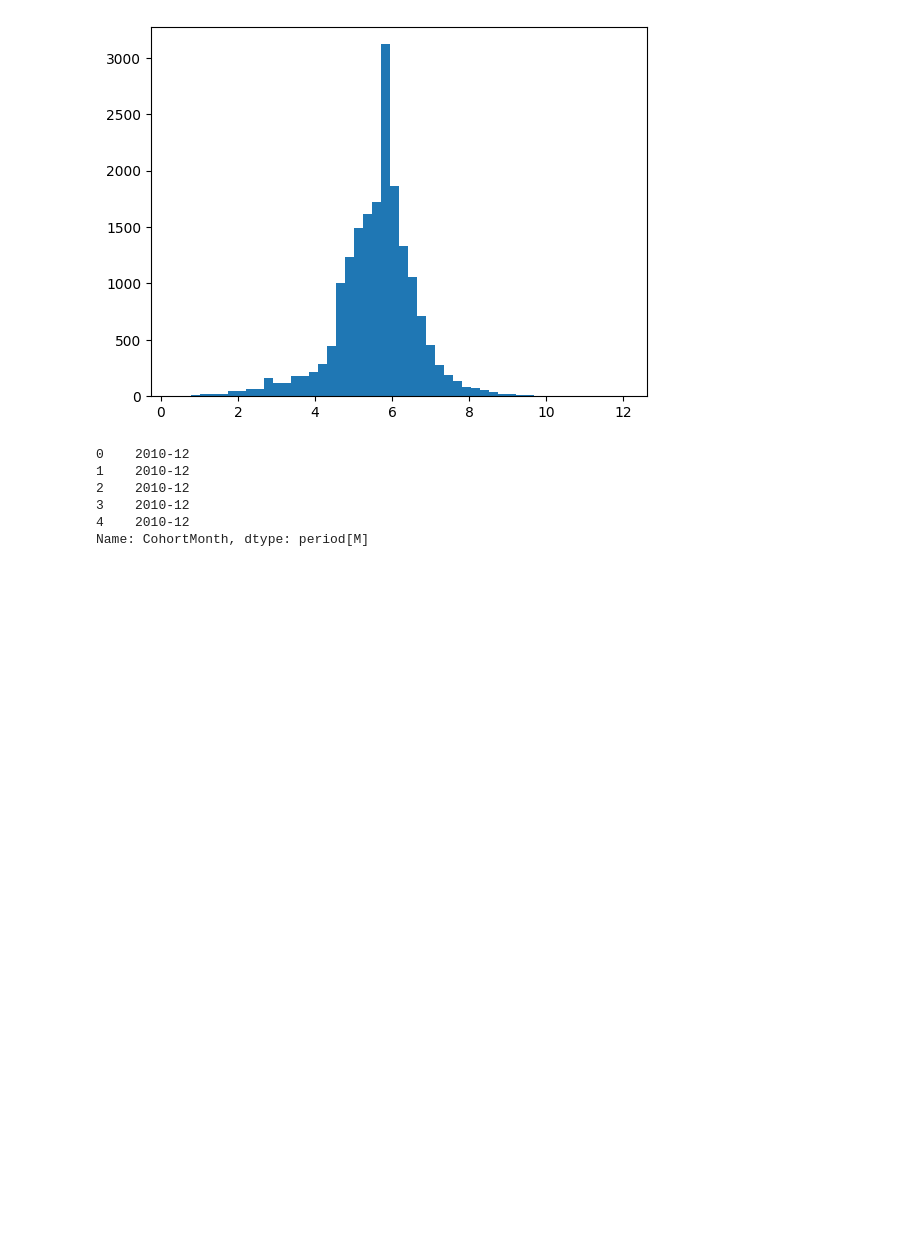
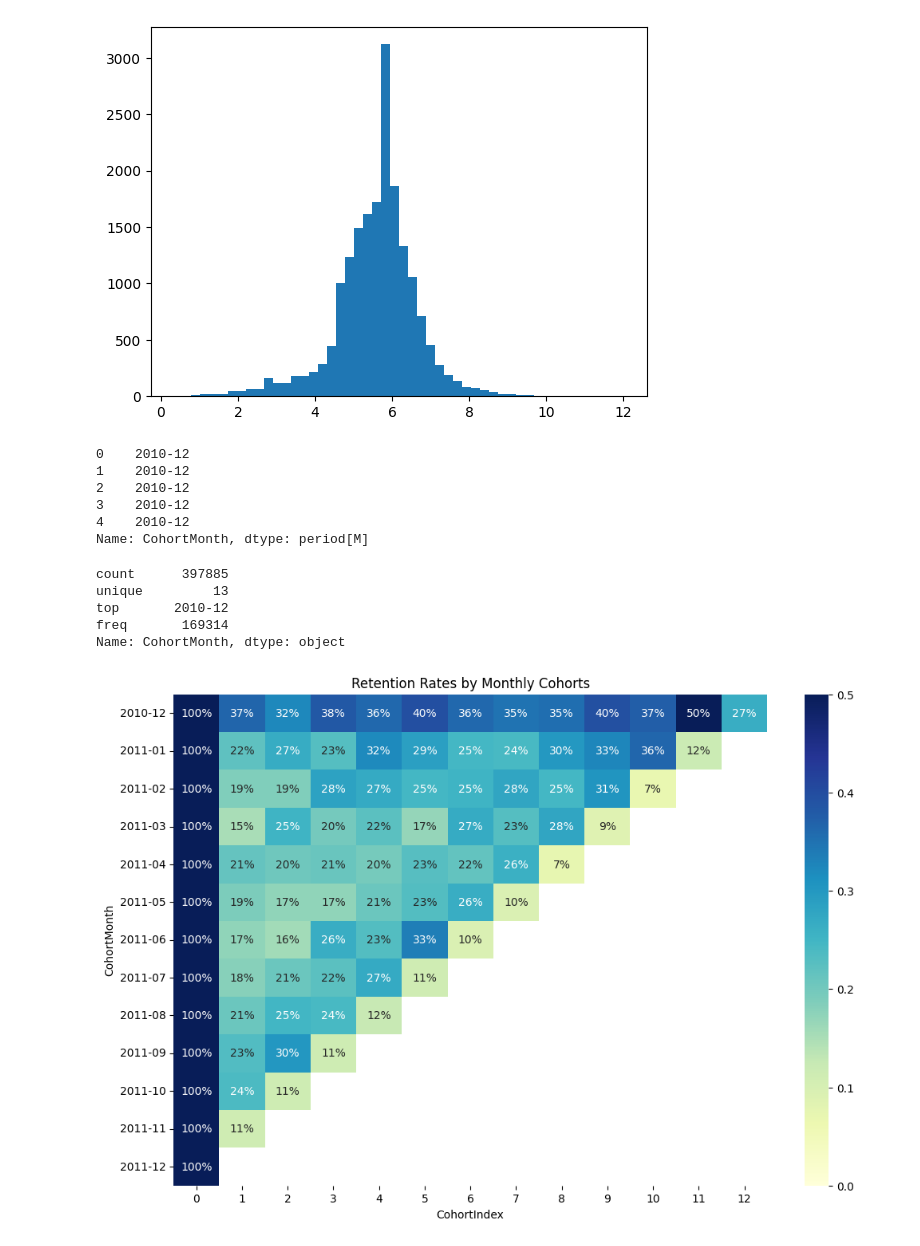
Before and after one commit to barelywinning/gcc-revenue-intelligence, a Jupyter notebook: notebooks/data_exploration.ipynb, the cells around one changed output. Drawn from its saved outputs; the diff is of its cells as text; code cells hidden in the pictures; blank space fills up the shorter version.

```diff
--- a/notebooks/data_exploration.ipynb
+++ b/notebooks/data_exploration.ipynb
@@ -200,3 +219,34 @@ df["CohortMonth"].head()
 3    2010-12
 4    2010-12
 Name: CohortMonth, dtype: period[M]
+# %%
+df["CohortMonth"] = df.groupby("Customer ID")["InvoiceDate"].transform("min").dt.to_period("M")
+df["CohortMonth"].describe()
+# %% [output]
+count      397885
+unique         13
+top       2010-12
+freq       169314
+Name: CohortMonth, dtype: object
+# %%
+df["CohortIndex"] = (
+    (df["InvoiceDate"].dt.year - df["CohortMonth"].dt.year) * 12
+    + (df["InvoiceDate"].dt.month - df["CohortMonth"].dt.month)
+)
+# %%
+df["CohortIndex"] = (
+    (df["InvoiceDate"].dt.year - df["CohortMonth"].dt.year) * 12
+    + (df["InvoiceDate"].dt.month - df["CohortMonth"].dt.month)
+)
+# %%
+cohort_counts = df.groupby(['CohortMonth', 'CohortIndex'])['Customer ID'].nunique().reset_index()
+cohort_pivot = cohort_counts.pivot(index='CohortMonth', columns='CohortIndex', values='Customer ID')
+# %%
+cohort_sizes = cohort_pivot.iloc[:, 0]
+retention = cohort_pivot.divide(cohort_sizes, axis=0)
+plt.figure(figsize=(12, 8))
+sns.heatmap(retention, annot=True, fmt='.0%', cmap='YlGnBu', vmin=0.0, vmax=0.5)
+plt.title('Retention Rates by Monthly Cohorts')
+plt.show()
+# %% [output]
+[figure, added]
```
Also changed, not shown: parts of 32 cells of this notebook.
